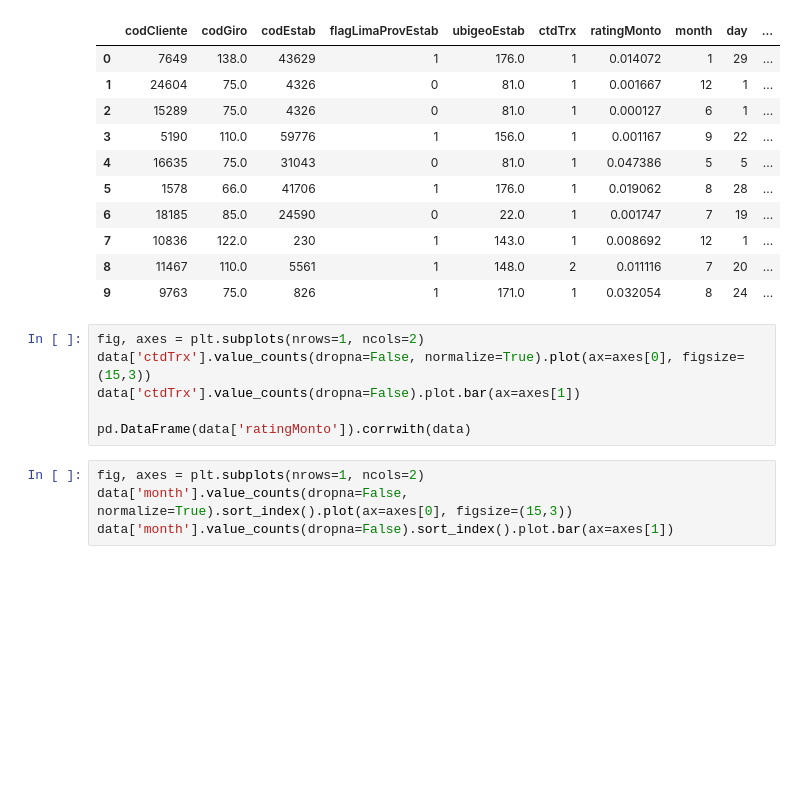
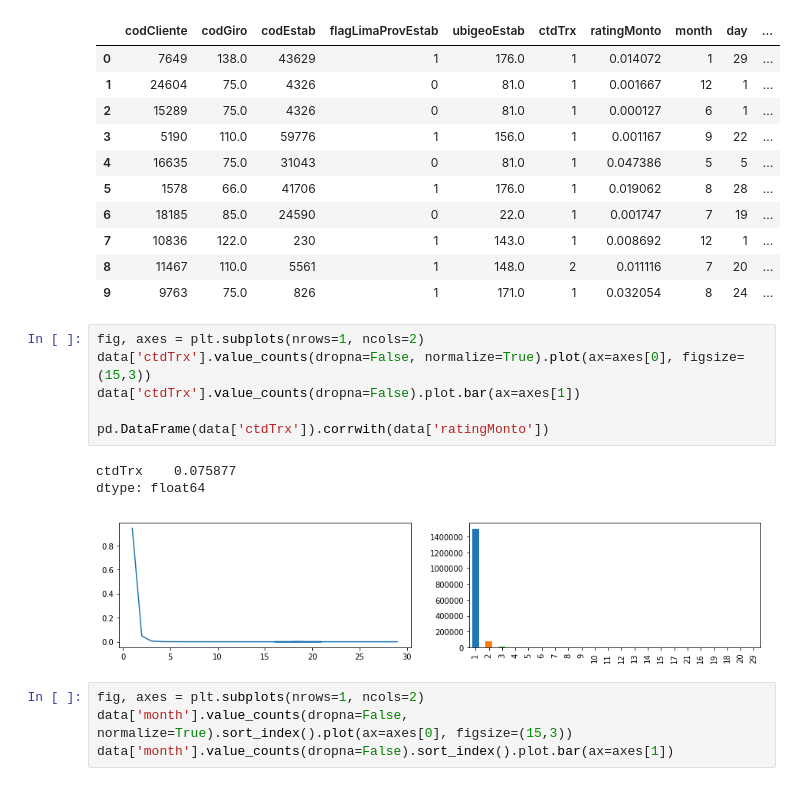
Before and after one commit to kendalvictor/codeando, a Jupyter notebook: machine_learning/_bbva data challeneger 2018/analysis_train.ipynb, the cells around one changed output. Drawn from its saved outputs; the diff is of its cells as text; blank space fills up the shorter version.

```diff
--- a/machine_learning/_bbva data challeneger 2018/analysis_train.ipynb
+++ b/machine_learning/_bbva data challeneger 2018/analysis_train.ipynb
@@ -156,9 +156,13 @@ data.head(10)
 # %%
 fig, axes = plt.subplots(nrows=1, ncols=2)
 data['ctdTrx'].value_counts(dropna=False, normalize=True).plot(ax=axes[0], figsize=(15,3))
 data['ctdTrx'].value_counts(dropna=False).plot.bar(ax=axes[1])
 
-pd.DataFrame(data['ratingMonto']).corrwith(data)
+pd.DataFrame(data['ctdTrx']).corrwith(data['ratingMonto'])
+# %% [output]
+ctdTrx    0.075877
+dtype: float64
+[figure, added]
 # %%
 fig, axes = plt.subplots(nrows=1, ncols=2)
 data['month'].value_counts(dropna=False, normalize=True).sort_index().plot(ax=axes[0], figsize=(15,3))
```
Also changed, not shown: 4 other files.
